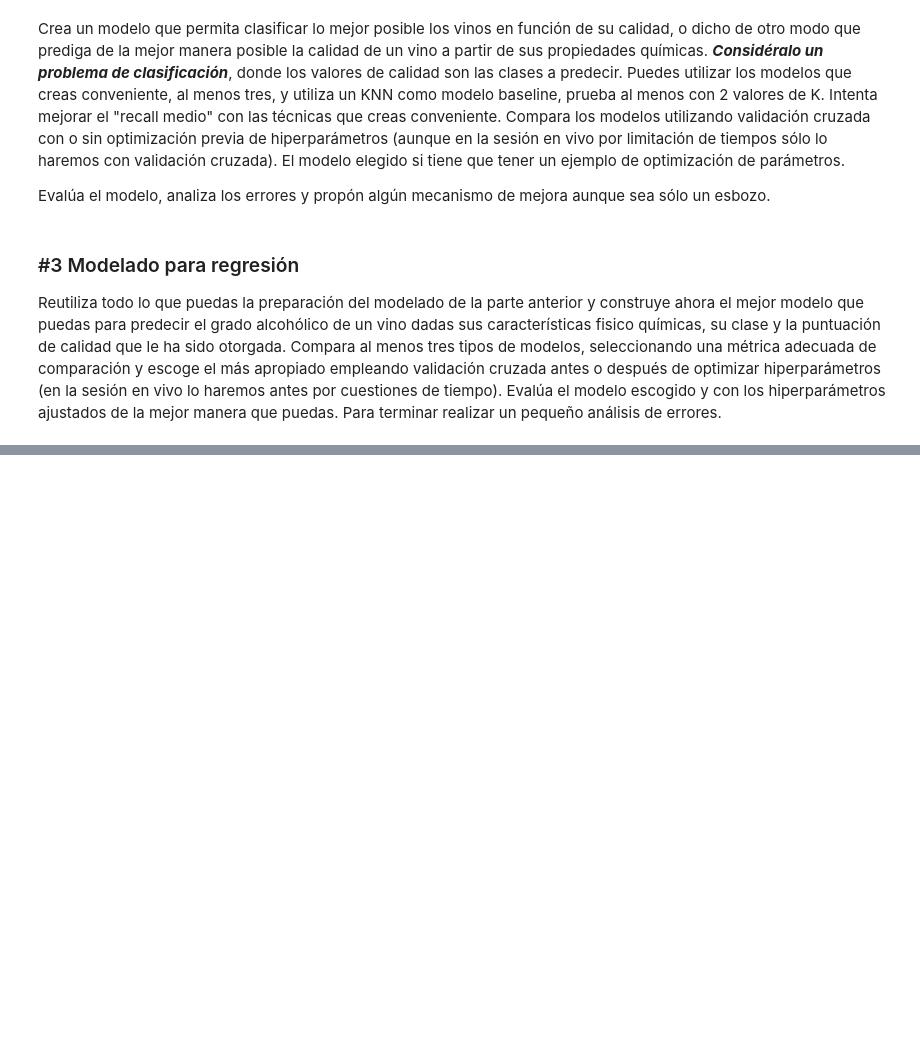
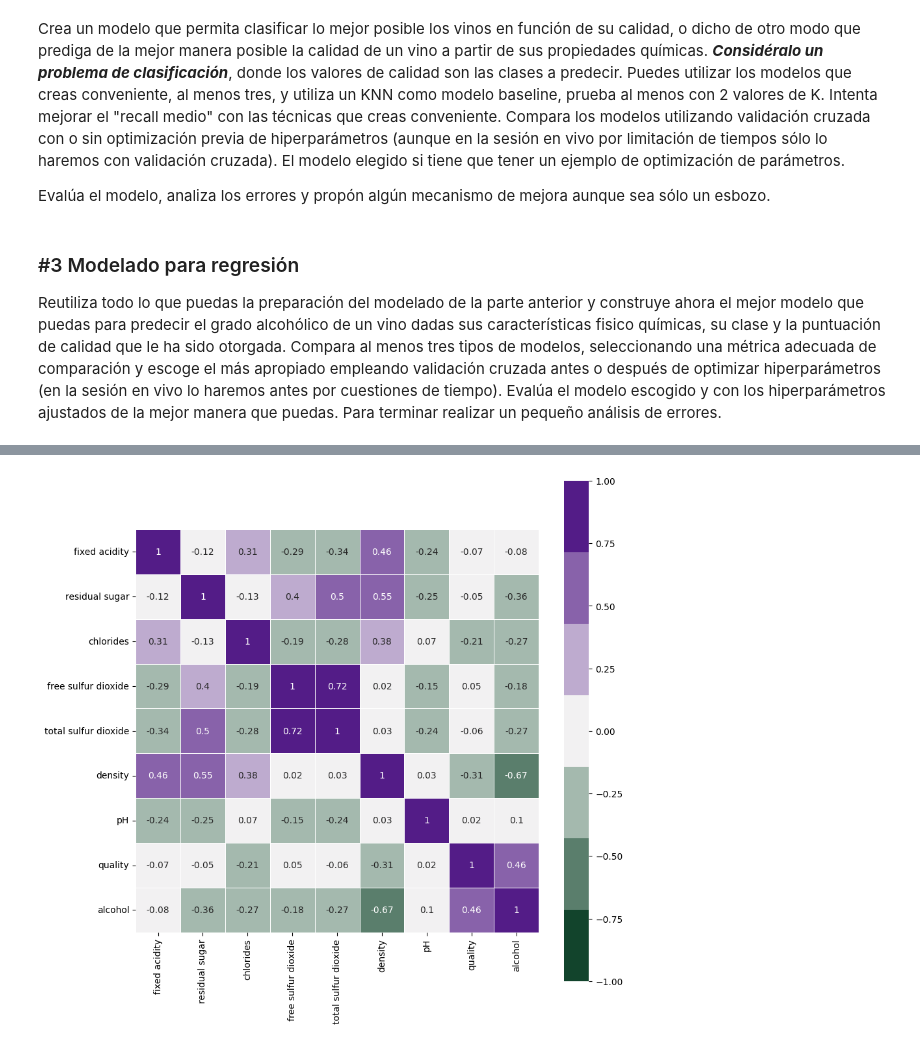
Before and after one commit to rebecaprg/DS-Online-Rebeca-Prior, a Jupyter notebook: 04_Machine_Learning/Sprint_12/Unidad_02_ML_Supervisado_Repaso/03_Practica_Obligatoria/18_Practica_Obligatoria_Repaso_Supervisado.ipynb, the cells around one changed output, grey strips where cells are left out. Drawn from its saved outputs; the diff is of its cells as text; code cells hidden in the pictures; blank space fills up the shorter version.

```diff
--- a/04_Machine_Learning/Sprint_12/Unidad_02_ML_Supervisado_Repaso/03_Practica_Obligatoria/18_Practica_Obligatoria_Repaso_Supervisado.ipynb
+++ b/04_Machine_Learning/Sprint_12/Unidad_02_ML_Supervisado_Repaso/03_Practica_Obligatoria/18_Practica_Obligatoria_Repaso_Supervisado.ipynb
@@ -165,3 +181,5 @@ Evalúa el modelo, analiza los errores y propón algún mecanismo de mejora aunq
 ### #3 Modelado para regresión
 
 Reutiliza todo lo que puedas la preparación del modelado de la parte anterior y construye ahora el mejor modelo que puedas para predecir el grado alcohólico de un vino dadas sus características fisico químicas, su clase y la puntuación de calidad que le ha sido otorgada. Compara al menos tres tipos de modelos, seleccionando una métrica adecuada de comparación y escoge el más apropiado empleando validación cruzada antes o después de optimizar hiperparámetros (en la sesión en vivo lo haremos antes por cuestiones de tiempo). Evalúa el modelo escogido y con los hiperparámetros ajustados de la mejor manera que puedas. Para terminar realizar un pequeño análisis de errores.
+# %%
+df_reg = df.drop(["class"], axis = 1)
@@ -167,0 +207,6 @@ Reutiliza todo lo que puedas la preparación del modelado de la parte anterior y
+# %%
+X = df_reg.drop(['alcohol'], axis=1)
+y = df_reg['alcohol']
+
+
+X_train, X_test, y_train, y_test = train_test_split(X, y, test_size = 0.20, random_state=42)
@@ -167,0 +215,3 @@ Reutiliza todo lo que puedas la preparación del modelado de la parte anterior y
+# %%
+df_reg = X_train.copy()
+df_reg["alcohol"] = y_train.copy()
@@ -167,0 +240,11 @@ Reutiliza todo lo que puedas la preparación del modelado de la parte anterior y
+# %%
+plt.figure(figsize=(10,10))
+sns.heatmap(np.round(df_reg.corr(), 2),
+           vmin=-1,
+           vmax=1,
+           annot=True,
+           cmap=sns.diverging_palette(145, 280, s=85, l=25, n=7),
+           square=True,
+           linewidths=.5);
+# %% [output]
+[figure, added]
```
Also changed, not shown: parts of 18 cells of this notebook, 3 other files.
